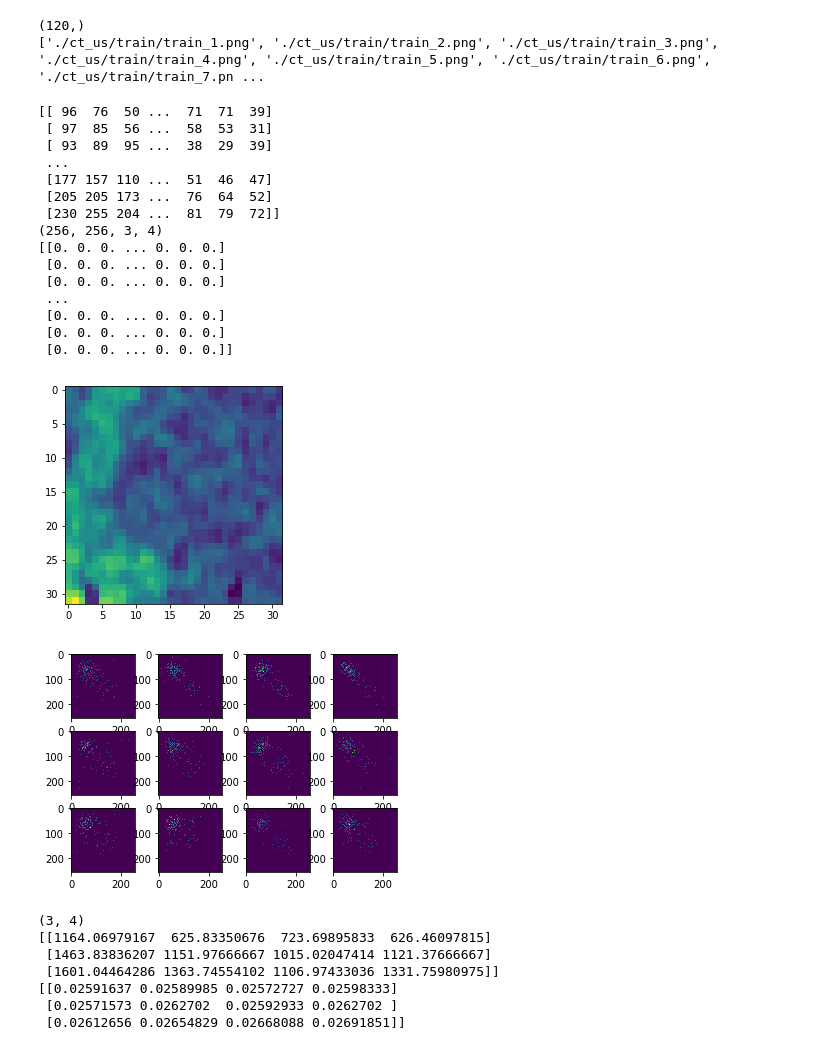
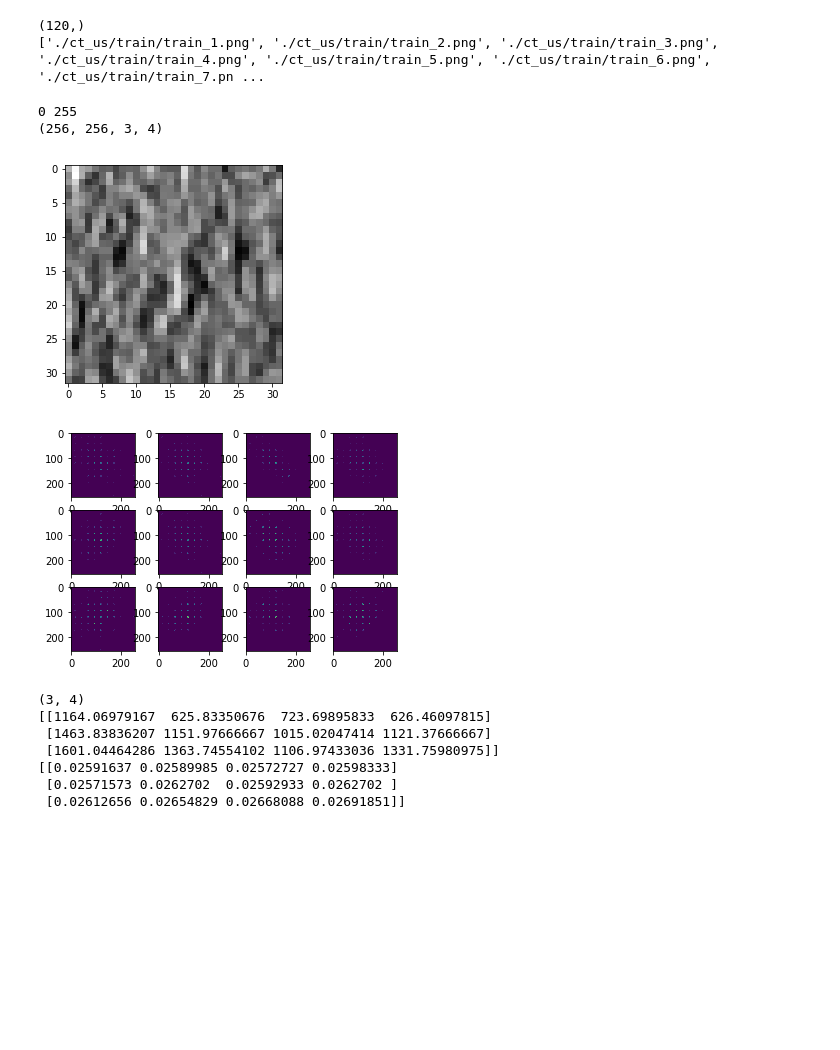
Before and after one commit to yanrpi/bmed-4460-6460, a Jupyter notebook: 07_ClusteringTexture/glcm.ipynb, the cells around one changed output. Saved outputs shown, nothing was run; the diff lists cells and outputs as text; code cells hidden in the pictures; blank space fills up the shorter version.

Commit message:
GLCM for image classification

```diff
--- a/07_ClusteringTexture/glcm.ipynb
+++ b/07_ClusteringTexture/glcm.ipynb
@@ -28,38 +28,26 @@ print(filenames_ct)
 (120,)
 ['./ct_us/train/train_1.png', './ct_us/train/train_2.png', './ct_us/train/train_3.png', './ct_us/train/train_4.png', './ct_us/train/train_5.png', './ct_us/train/train_6.png', './ct_us/train/train_7.pn ...
 # %%
-image = io.imread(filenames[8])
-plt.imshow(image)
+image = io.imread(filenames[7])
+plt.imshow(image, cmap='gray')
+print(image.min(), image.max())
 
 # https://scikit-image.org/docs/dev/api/skimage.feature.html?highlight=greycomatrix#skimage.feature.greycomatrix
-comat = greycomatrix(image, [2,3,4], [0, np.pi/4, np.pi/2, 3*np.pi/4], normed=True, symmetric=True)
+comat = greycomatrix(image, [1,2,3], [0, np.pi/4, np.pi/2, 3*np.pi/4], normed=True, symmetric=True)
 print(comat.shape)
 
-print(comat[:,:,0,0])
+#print(comat[:,:,0,0])
 
 plt.figure()
 for i in range(3):
     for j in range(4):
         plt.subplot(3,4, i*4 + j + 1)
         plt.imshow(comat[:,:,i,j])
 # %% [output]
-[[ 96  76  50 ...  71  71  39]
- [ 97  85  56 ...  58  53  31]
- [ 93  89  95 ...  38  29  39]
- ...
- [177 157 110 ...  51  46  47]
- [205 205 173 ...  76  64  52]
- [230 255 204 ...  81  79  72]]
+0 255
 (256, 256, 3, 4)
-[[0. 0. 0. ... 0. 0. 0.]
- [0. 0. 0. ... 0. 0. 0.]
- [0. 0. 0. ... 0. 0. 0.]
- ...
- [0. 0. 0. ... 0. 0. 0.]
- [0. 0. 0. ... 0. 0. 0.]
- [0. 0. 0. ... 0. 0. 0.]]
-[figure, old version]
+[figure, new version]
-[figure, old version]
+[figure, new version]
 # %%
 # https://scikit-image.org/docs/dev/api/skimage.feature.html?highlight=greycoprops#skimage.feature.greycoprops
 contrast = greycoprops(comat, 'contrast')
```
Also changed, not shown: parts of 6 cells of this notebook.
